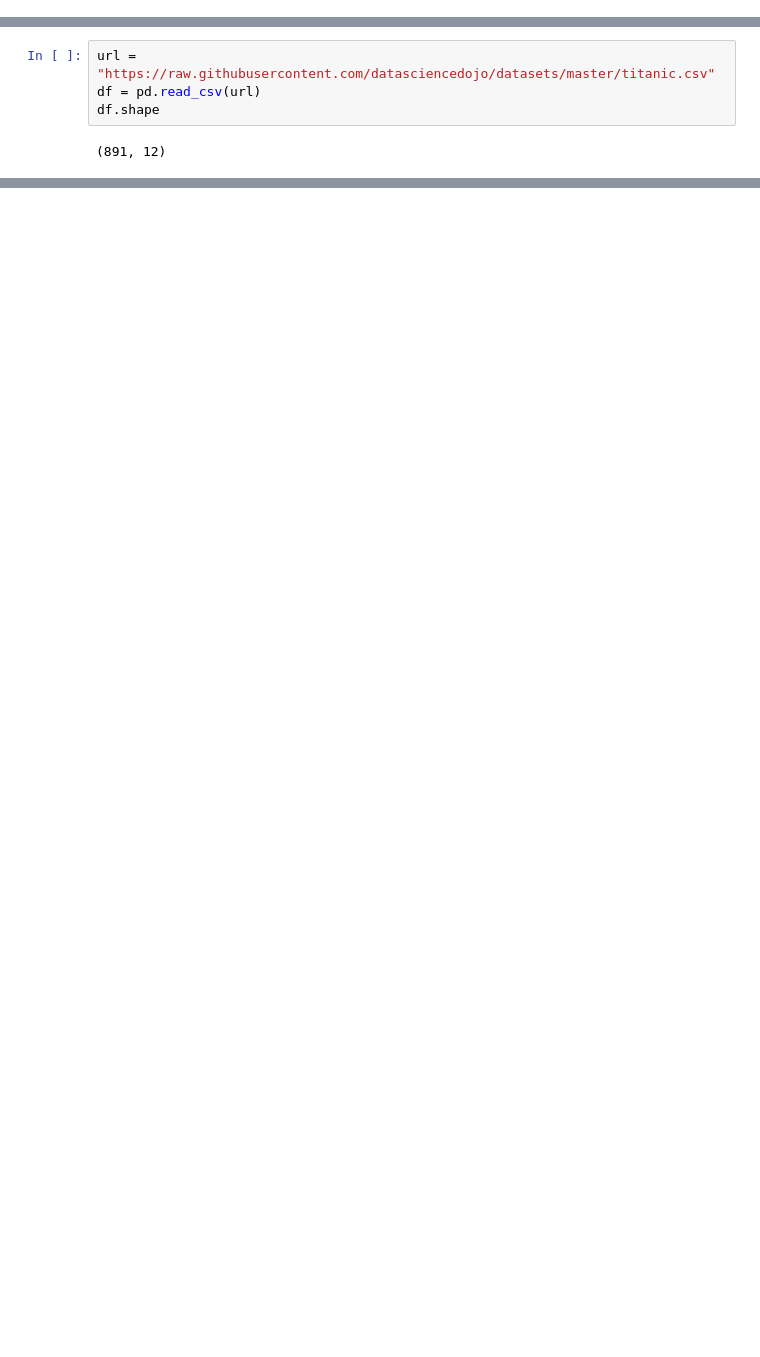
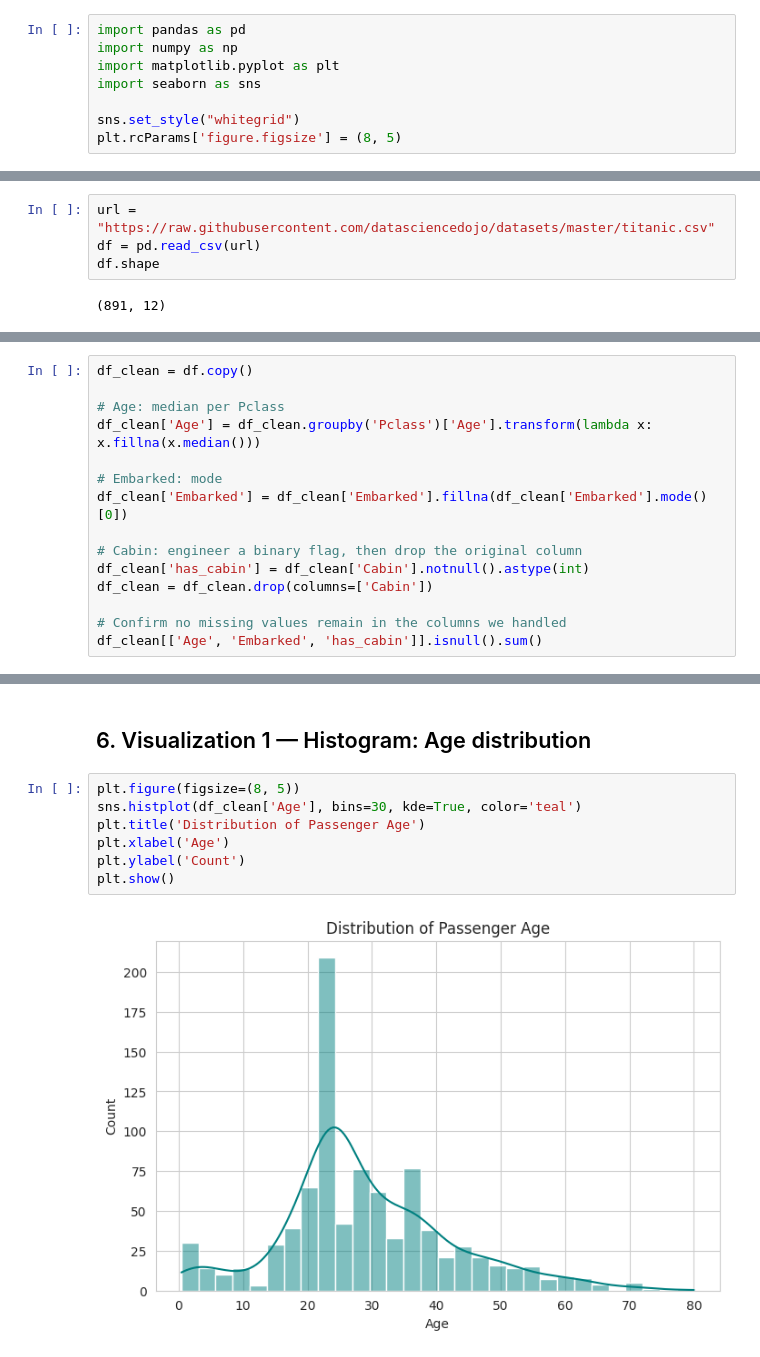
Before and after one commit to aliasjad6536/neurofive-ml-track, a Jupyter notebook: titanic_eda.ipynb, the cells around one changed output, grey strips where cells are left out. Saved outputs shown, nothing was run; the diff lists cells and outputs as text; blank space fills up the shorter version.

Commit message:
Week 2: Handle missing values, detect outliers, add EDA visualizations

```diff
--- a/titanic_eda.ipynb
+++ b/titanic_eda.ipynb
@@ -21 +10,9 @@ numpy: 2.4.4
+# %%
+import pandas as pd
+import numpy as np
+import matplotlib.pyplot as plt
+import seaborn as sns
+
+sns.set_style("whitegrid")
+plt.rcParams['figure.figsize'] = (8, 5)
 # %% [markdown]
@@ -115,0 +45,15 @@ See https://pandas.pydata.org/docs/user_guide/migration-3-strings.html#string-mi
+# %%
+df_clean = df.copy()
+
+# Age: median per Pclass
+df_clean['Age'] = df_clean.groupby('Pclass')['Age'].transform(lambda x: x.fillna(x.median()))
+
+# Embarked: mode
+df_clean['Embarked'] = df_clean['Embarked'].fillna(df_clean['Embarked'].mode()[0])
+
+# Cabin: engineer a binary flag, then drop the original column
+df_clean['has_cabin'] = df_clean['Cabin'].notnull().astype(int)
+df_clean = df_clean.drop(columns=['Cabin'])
+
+# Confirm no missing values remain in the columns we handled
+df_clean[['Age', 'Embarked', 'has_cabin']].isnull().sum()
@@ -115,0 +83,11 @@ See https://pandas.pydata.org/docs/user_guide/migration-3-strings.html#string-mi
+# %% [markdown]
+## 6. Visualization 1 — Histogram: Age distribution
+# %%
+plt.figure(figsize=(8, 5))
+sns.histplot(df_clean['Age'], bins=30, kde=True, color='teal')
+plt.title('Distribution of Passenger Age')
+plt.xlabel('Age')
+plt.ylabel('Count')
+plt.show()
+# %% [output]
+[figure, added]
```
Also changed, not shown: parts of 31 cells of this notebook.
